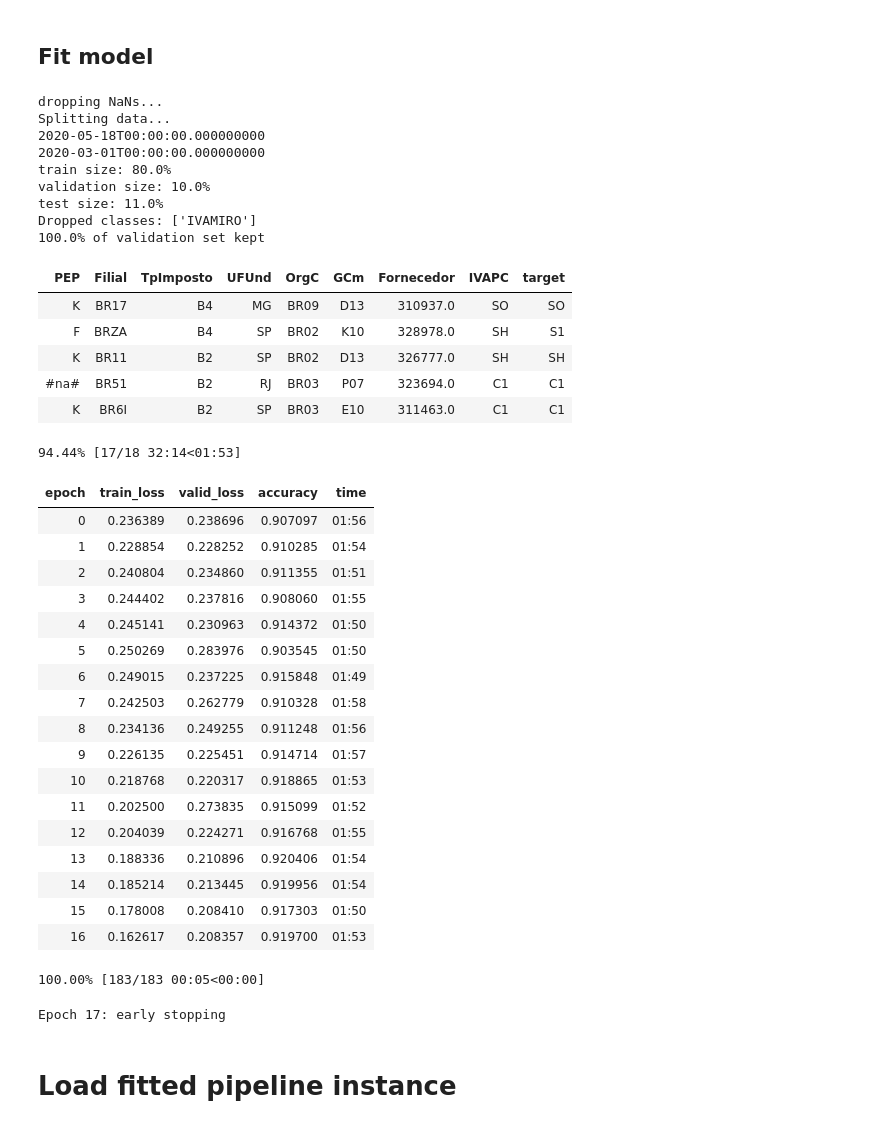
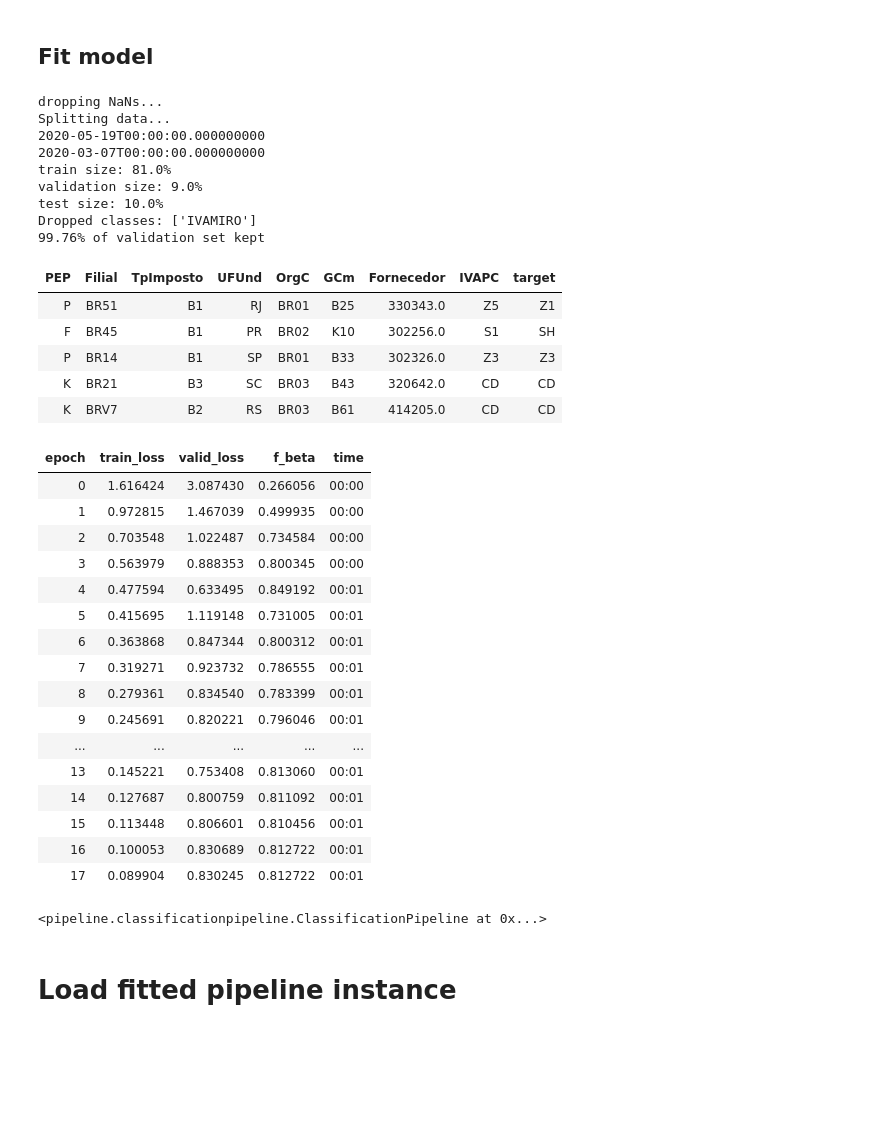
Before and after one commit to AlanGanem/fastai-flow, a Jupyter notebook: test.ipynb, the cells around one changed output. Cells and saved outputs as stored; diff of their text form; code cells hidden in the pictures; blank space fills up the shorter version.

Commit message:
fixed training metric error

```diff
--- a/test.ipynb
+++ b/test.ipynb
@@ -332,44 +281,41 @@ nan_ivapc = np.random.binomial(1,0.5 ,size = data.shape[0]).astype(bool)
 # %% [markdown]
 ## Fit model
 # %%
-model.fit(data = data[indiretos_msk], generate_validation_dict = False)
+model.fit(data = data[indiretos_msk].sample(10000), generate_validation_dict = False, metric = 'FBeta', metric_args = {'average':'weighted'})
 # %% [output]
 dropping NaNs...
 Splitting data...
-2020-05-18T00:00:00.000000000
-2020-03-01T00:00:00.000000000
-train size: 80.0%
-validation size: 10.0%
-test size: 11.0%
+2020-05-19T00:00:00.000000000
+2020-03-07T00:00:00.000000000
+train size: 81.0%
+validation size: 9.0%
+test size: 10.0%
 Dropped classes: ['IVAMIRO']
-100.0% of validation set kept
+99.76% of validation set kept
 | PEP | Filial | TpImposto | UFUnd | OrgC | GCm | Fornecedor | IVAPC | target |
-| K | BR17 | B4 | MG | BR09 | D13 | 310937.0 | SO | SO |
-| F | BRZA | B4 | SP | BR02 | K10 | 328978.0 | SH | S1 |
-| K | BR11 | B2 | SP | BR02 | D13 | 326777.0 | SH | SH |
-| #na# | BR51 | B2 | RJ | BR03 | P07 | 323694.0 | C1 | C1 |
-| K | BR6I | B2 | SP | BR03 | E10 | 311463.0 | C1 | C1 |
+| P | BR51 | B1 | RJ | BR01 | B25 | 330343.0 | Z5 | Z1 |
+| F | BR45 | B1 | PR | BR02 | K10 | 302256.0 | S1 | SH |
+| P | BR14 | B1 | SP | BR01 | B33 | 302326.0 | Z3 | Z3 |
+| K | BR21 | B3 | SC | BR03 | B43 | 320642.0 | CD | CD |
+| K | BRV7 | B2 | RS | BR03 | B61 | 414205.0 | CD | CD |
+| epoch | train_loss | valid_loss | f_beta | time |
+| 0 | 1.616424 | 3.087430 | 0.266056 | 00:00 |
+| 1 | 0.972815 | 1.467039 | 0.499935 | 00:00 |
+| 2 | 0.703548 | 1.022487 | 0.734584 | 00:00 |
+| 3 | 0.563979 | 0.888353 | 0.800345 | 00:00 |
+| 4 | 0.477594 | 0.633495 | 0.849192 | 00:01 |
+| 5 | 0.415695 | 1.119148 | 0.731005 | 00:01 |
+| 6 | 0.363868 | 0.847344 | 0.800312 | 00:01 |
+| 7 | 0.319271 | 0.923732 | 0.786555 | 00:01 |
+| 8 | 0.279361 | 0.834540 | 0.783399 | 00:01 |
+| 9 | 0.245691 | 0.820221 | 0.796046 | 00:01 |
+| ... | ... | ... | ... | ... |
+| 13 | 0.145221 | 0.753408 | 0.813060 | 00:01 |
+| 14 | 0.127687 | 0.800759 | 0.811092 | 00:01 |
+| 15 | 0.113448 | 0.806601 | 0.810456 | 00:01 |
+| 16 | 0.100053 | 0.830689 | 0.812722 | 00:01 |
+| 17 | 0.089904 | 0.830245 | 0.812722 | 00:01 |
-94.44% [17/18 32:14<01:53]
+<pipeline.classificationpipeline.ClassificationPipeline at 0x...>
-| epoch | train_loss | valid_loss | accuracy | time |
-| 0 | 0.236389 | 0.238696 | 0.907097 | 01:56 |
-| 1 | 0.228854 | 0.228252 | 0.910285 | 01:54 |
-| 2 | 0.240804 | 0.234860 | 0.911355 | 01:51 |
-| 3 | 0.244402 | 0.237816 | 0.908060 | 01:55 |
-| 4 | 0.245141 | 0.230963 | 0.914372 | 01:50 |
-| 5 | 0.250269 | 0.283976 | 0.903545 | 01:50 |
-| 6 | 0.249015 | 0.237225 | 0.915848 | 01:49 |
-| 7 | 0.242503 | 0.262779 | 0.910328 | 01:58 |
-| 8 | 0.234136 | 0.249255 | 0.911248 | 01:56 |
-| 9 | 0.226135 | 0.225451 | 0.914714 | 01:57 |
-| 10 | 0.218768 | 0.220317 | 0.918865 | 01:53 |
-| 11 | 0.202500 | 0.273835 | 0.915099 | 01:52 |
-| 12 | 0.204039 | 0.224271 | 0.916768 | 01:55 |
-| 13 | 0.188336 | 0.210896 | 0.920406 | 01:54 |
-| 14 | 0.185214 | 0.213445 | 0.919956 | 01:54 |
-| 15 | 0.178008 | 0.208410 | 0.917303 | 01:50 |
-| 16 | 0.162617 | 0.208357 | 0.919700 | 01:53 |
-100.00% [183/183 00:05<00:00]
-Epoch 17: early stopping
 # %%
 model.save('.', 'teste')
 # %% [markdown]
```
Also changed, not shown: parts of 6 cells of this notebook, 3 other files.
